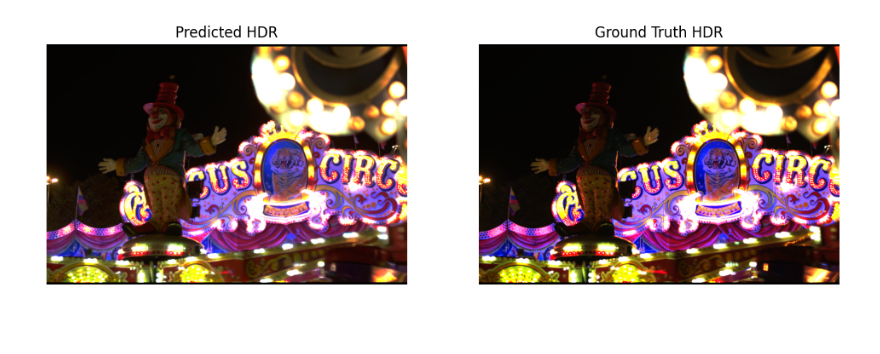
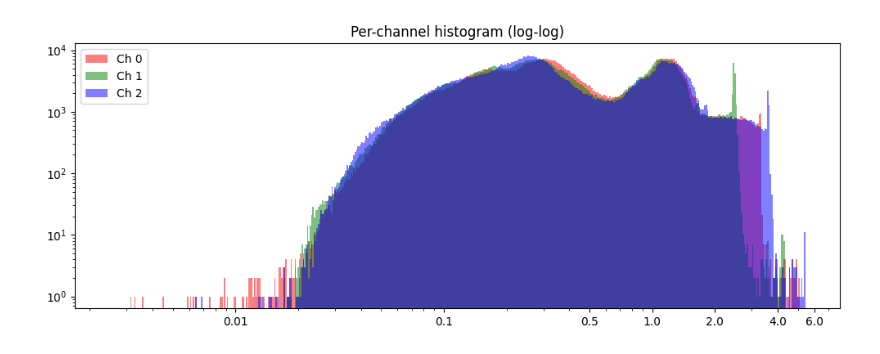
Before and after one commit to tedlasai/hdr_metrics, a Jupyter notebook: test_hdr_metrics.ipynb, the cells around one changed output. Drawn from its saved outputs; the diff is of its cells as text; code cells hidden in the pictures; blank space fills up the shorter version.

```diff
--- a/test_hdr_metrics.ipynb
+++ b/test_hdr_metrics.ipynb
@@ -18,6 +19,6 @@ ModuleNotFoundError: No module named 'matlab'
 # %%
-pred_path = "/data2/saikiran.tedla/hdrvideo/diff/models/train/three_exposures/val_videos/hdr_pred/ours_epoch-101_item-6/frame_0001.hdr"
-gt_path =  "/data2/saikiran.tedla/hdrvideo/diff/models/train/three_exposures/val_videos/hdr_gt/gt_epoch-101_item-6/frame_0001.hdr"
+pred_path = "/projects/gencamedit/hdreval/evaluations/oursfeb20_ubc/auto/video12_L/frame_0000.exr"
+gt_path =  "/projects/gencamedit/hdreval/evaluations/ubc/hdr/video12_L/frame_0000.exr"
 #pred_path = "/data2/saikiran.tedla/hdrvideo/diff/models/train/finetune_decoder_stage2decoder_multiexposureloss/val_videos/hdr_pred/ours_epoch-399_item-6/frame_0001.hdr"
 #gt_path = "/data2/saikiran.tedla/hdrvideo/diff/models/train/finetune_decoder_stage2decoder_multiexposureloss/val_videos/hdr_gt/gt_epoch-399_item-6/frame_0001.hdr"
 
@@ -159,6 +160,7 @@ noise = np.random.normal(0, 0.05, cv2_hdr_pred.shape)
 print("clip negative values")
 
 cv2_hdr_pred = np.clip(cv2_hdr_pred, 0, None)
+gt_raw_for_clip_viz = cv2_hdr_gt.copy()
 
 cv2_hdr_gt = pre_hdr_p3(cv2_hdr_gt)
 
@@ -238,26 +240,9 @@ cv2_hdr_gt_w_crf = cv2_hdr_gt
 print("Max pred after color transform and CRF:", np.max(cv2_hdr_pred_w_crf))
 print("Max gt after color transform:", np.max(cv2_hdr_gt_w_crf))
 
-jod = hdrvdp3('quality',cv2_hdr_pred_w_crf, cv2_hdr_gt_w_crf, 'rgb-bt.709', 30)
-test_hdr = matlab.double(cv2_hdr_pred_w_crf.reshape(-1, order='F').tolist(), size=cv2_hdr_pred_w_crf.shape)
-ref_hdr  = matlab.double(cv2_hdr_gt_w_crf.reshape(-1, order='F').tolist(),  size=cv2_hdr_gt_w_crf.shape)
-res = eng.hdrvdp3('quality',test_hdr,ref_hdr,'rgb-bt.709',30.0)
-
-print(jod)
 
 
 #plot the images
-viz_scale = 0.01
-plt.figure(figsize=(12,6))
-plt.subplot(1,2,1)
-plt.title("Predicted HDR")
-plt.imshow(np.clip(cv2_hdr_pred * viz_scale, 0, 1))
-plt.axis('off')
-plt.subplot(1,2,2)
-plt.title("Ground Truth HDR")
-plt.imshow(np.clip(cv2_hdr_gt * viz_scale, 0, 1))
-plt.axis('off')
-plt.show()
 
 print("Mean Pred after color transform:", np.mean(cv2_hdr_pred))
 
@@ -273,30 +258,47 @@ pu21_gt = pu21.encode(cv2_hdr_gt_w_crf)
 print("Max PU21 Pred:", np.max(pu21_pred))
 print("Max PU21 GT:", np.max(pu21_gt))
 
-#crop the top and bottom 10% of the image
+
+img = gt_raw_for_clip_viz
+# q = np.rint(img).astype(np.int32)
+print(img.shape, img.dtype, img.min(), img.max())
+colors = ['r', 'g', 'b']  # adjust if more channels
+
+fig, ax = plt.subplots(figsize=(10, 4))
+for c in range(img.shape[-1]):
+    ax.hist(img[..., c].flatten(),
+            bins=np.logspace(np.log10(img.min() + 1e-6), np.log10(img.max()), 512),
+            log=True, alpha=0.5, label=f'Ch {c}', color=colors[c])
+
+ax.set_xscale('log')
+ax.legend()
+ax.set_title("Per-channel histogram (log-log)")
+ticks = [0.01, 0.1, 0.5, 1.0, 2.0, 4.0, 6.0]
+ax.set_xticks(ticks)
+ax.set_xticklabels([str(t) for t in ticks])
+
+plt.tight_layout()
+plt.show()
+
+low_clipped = img <= 0
+high_clipped = img >= 3.9
+any_low = low_clipped.any(axis=-1)
+any_high = high_clipped.any(axis=-1)
+
+H, W = img.shape[:2]
+vis = np.full((H, W, 3), 0.5, dtype=np.float32)
+vis[any_low] = 0.0   # black
+vis[any_high] = 1.0  # white
+
+
+plt.imshow(np.clip(vis, 0, 1))
+plt.axis("off")
+plt.show()
 
 viz_scale_pu21 = 0.005
-#visualize pu21 images
-plt.figure(figsize=(12,6))
-plt.subplot(1,2,1)
-plt.title("Predicted HDR PU21")
-plt.imshow(np.clip(pu21_pred * viz_scale_pu21, 0, 1))
-plt.axis('off')
-plt.subplot(1,2,2)
-plt.title("Ground Truth HDR PU21")
-plt.imshow(np.clip(pu21_gt * viz_scale_pu21, 0, 1))
-plt.axis('off')
-plt.show()
 
-#plot the histograms of cv2_hdr_pred_w_crf and cv2_hdr_gt_w_crf
-plt.figure(figsize=(12,6))
-plt.subplot(1,2,1)
-plt.title("Histogram of Predicted HDR")
-plt.hist(cv2_hdr_pred_w_crf.flatten(), bins=100, range=(0, 100))
-plt.subplot(1,2,2)
-plt.title("Histogram of Ground Truth HDR")
-plt.hist(cv2_hdr_gt_w_crf.flatten(), bins=100, range=(0, 100))
-plt.show()
+
+#visualize pu21 imagesr_gt_w_crf.flatten(), bins=100, range=(0, 100))
 
 
 #compute PSNR in PU21 space
@@ -304,10 +306,6 @@ plt.show()
 mse = np.mean((pu21_pred - pu21_gt)**2)
 individiaual_mse = (pu21_pred - pu21_gt)**2
 #plot histogram of errors
-plt.figure(figsize=(6,6))
-plt.title("Histogram of Squared Errors in PU21 space")
-plt.hist(individiaual_mse.flatten(), bins=100, range=(0, 1000))
-plt.show()
 median_mse = np.median(individiaual_mse)
 
 psnr = 10 * np.log10((256**2) / mse)
@@ -339 +332 @@ Warning: Image contains values that are out of the native colour gamut of the di
-[figure, old version]
+[figure, new version]
```
Also changed, not shown: parts of 3 cells of this notebook, 2 other files.
